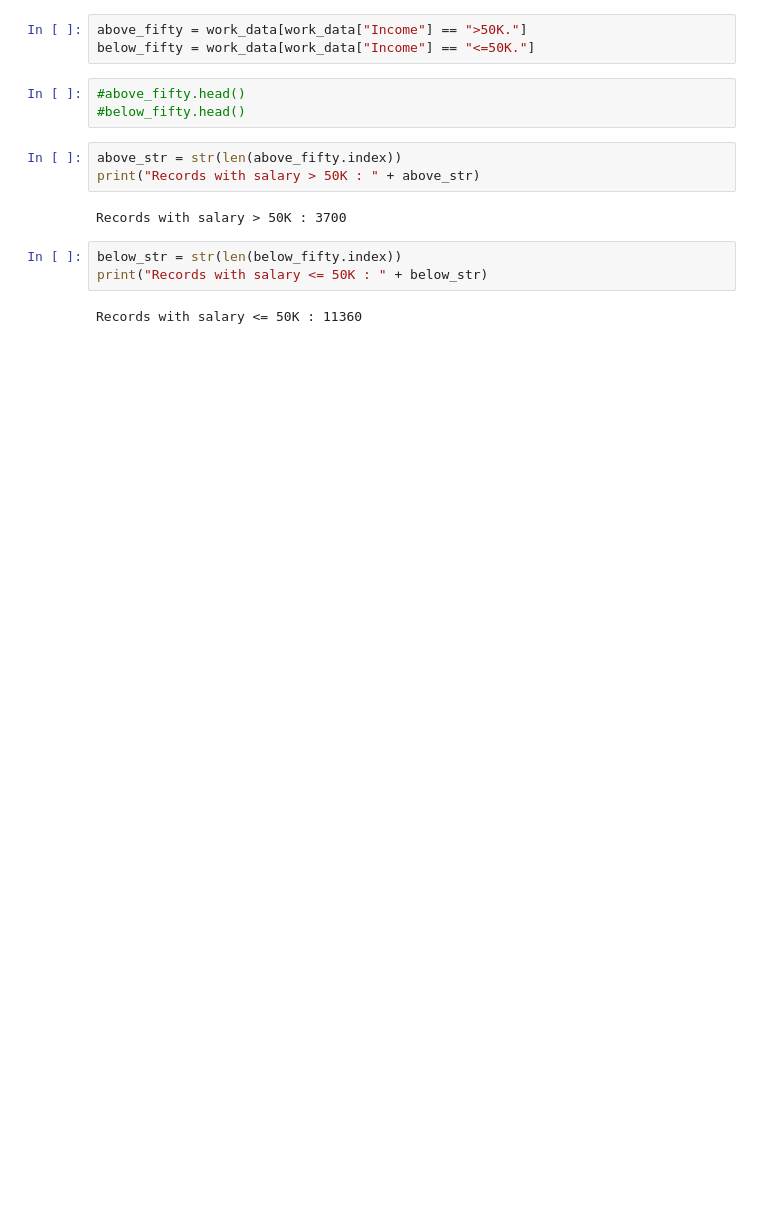
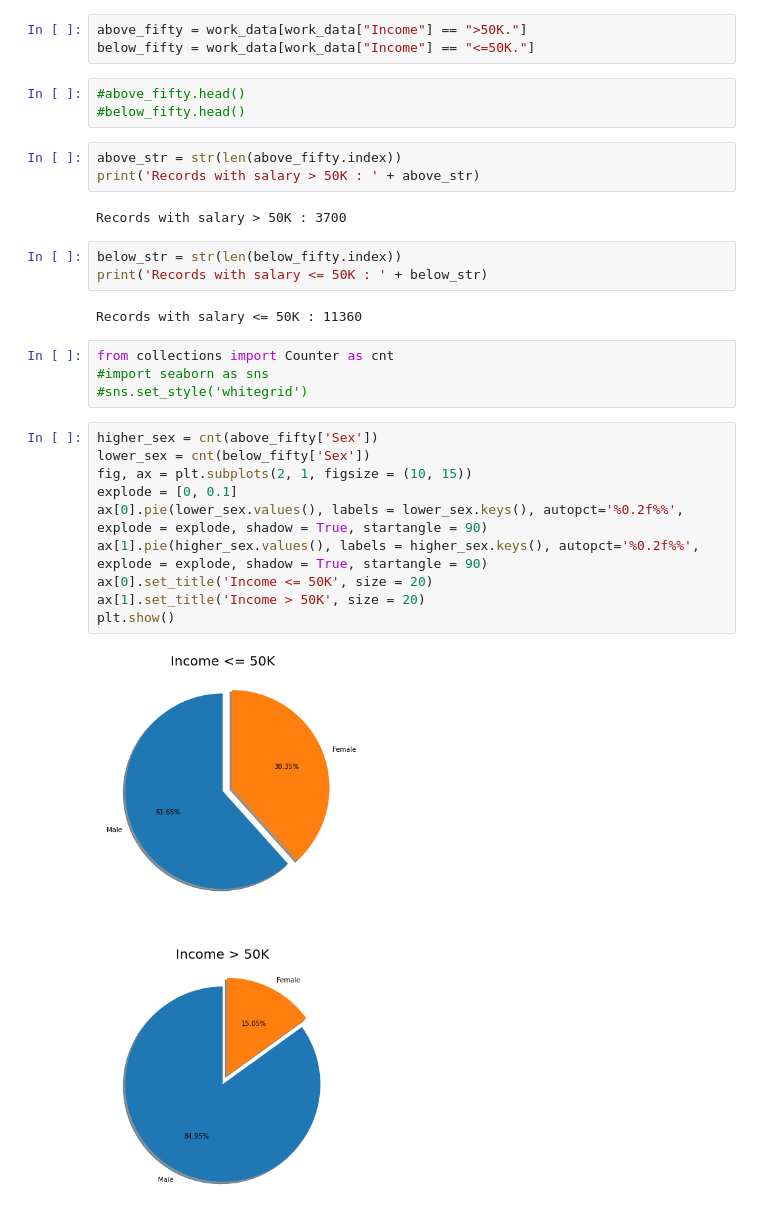
Before and after one commit to Abhik91/CSE578-Data-Visualization, a Jupyter notebook: IncomeAnalysis.ipynb, the cells around one changed output. Drawn from its saved outputs; the diff is of its cells as text; blank space fills up the shorter version.

Commit message:
Added initial visualizations

```diff
--- a/IncomeAnalysis.ipynb
+++ b/IncomeAnalysis.ipynb
@@ -97,11 +97,27 @@ below_fifty = work_data[work_data["Income"] == "<=50K."]
 #below_fifty.head()
 # %%
 above_str = str(len(above_fifty.index))
-print("Records with salary > 50K : " + above_str)
+print('Records with salary > 50K : ' + above_str)
 # %% [output]
 Records with salary > 50K : 3700
 # %%
 below_str = str(len(below_fifty.index))
-print("Records with salary <= 50K : " + below_str)
+print('Records with salary <= 50K : ' + below_str)
 # %% [output]
 Records with salary <= 50K : 11360
+# %%
+from collections import Counter as cnt
+#import seaborn as sns
+#sns.set_style('whitegrid')
+# %%
+higher_sex = cnt(above_fifty['Sex'])
+lower_sex = cnt(below_fifty['Sex'])
+fig, ax = plt.subplots(2, 1, figsize = (10, 15))
+explode = [0, 0.1]
+ax[0].pie(lower_sex.values(), labels = lower_sex.keys(), autopct='%0.2f%%', explode = explode, shadow = True, startangle = 90)
+ax[1].pie(higher_sex.values(), labels = higher_sex.keys(), autopct='%0.2f%%', explode = explode, shadow = True, startangle = 90)
+ax[0].set_title('Income <= 50K', size = 20)
+ax[1].set_title('Income > 50K', size = 20)
+plt.show()
+# %% [output]
+[figure, added]
```
Also changed, not shown: parts of 5 cells of this notebook.
